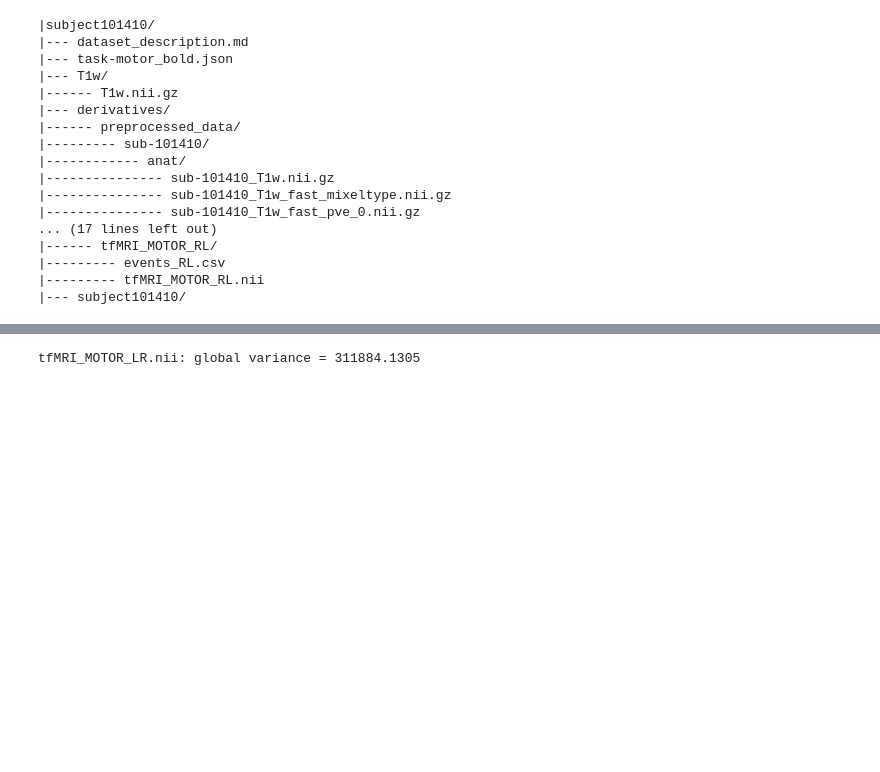
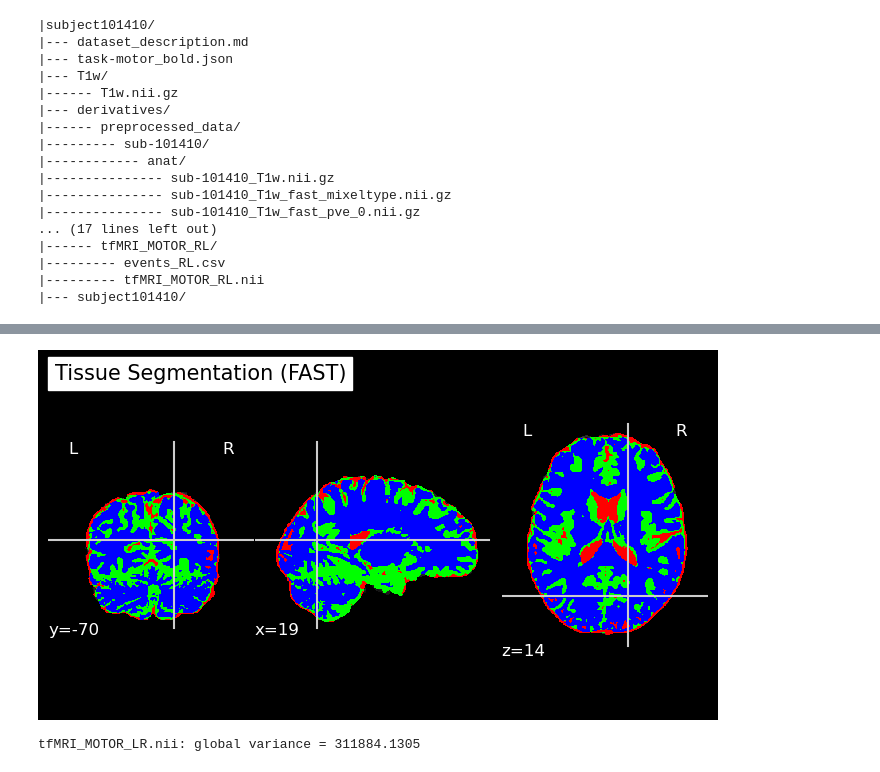
Before and after one commit to Tournedos/NSSP_project1_GroupK, a Jupyter notebook: Preprocess.ipynb, the cells around one changed output, grey strips where cells are left out. Drawn from its saved outputs; the diff is of its cells as text; code cells hidden in the pictures; blank space fills up the shorter version.

```diff
--- a/Preprocess.ipynb
+++ b/Preprocess.ipynb
@@ -275,3 +286,35 @@ fsleyesDisplay.displayCtx.getOpts(fsleyesDisplay.overlayList[3]).cmap = 'Blue'
+# %%
+# plot for report
+import os, glob
+from nilearn import plotting
+import matplotlib.pyplot as plt
+import os.path as op
+from matplotlib.colors import LinearSegmentedColormap
+
+# Base anatomical image (skull stripped)
+anat_path = betted_brain_path
+
+# Segmentation maps from FAST (probability maps)
+pve_0 = glob.glob(op.join(preproc_root, 'sub-101410', 'anat', '*pve_0*'))[0]  # CSF
+pve_1 = glob.glob(op.join(preproc_root, 'sub-101410', 'anat', '*pve_1*'))[0]  # GM
+pve_2 = glob.glob(op.join(preproc_root, 'sub-101410', 'anat', '*pve_2*'))[0]  # WM
+
+# Create solid colormaps
+red_cmap = LinearSegmentedColormap.from_list('red', [(1,0,0,1),(1,0,0,1)])
+green_cmap = LinearSegmentedColormap.from_list('green', [(0,1,0,1),(0,1,0,1)])
+blue_cmap = LinearSegmentedColormap.from_list('blue', [(0,0,1,1),(0,0,1,1)])
+
+
+# Plot them overlaid with color maps
+display = plotting.plot_anat(anat_path, title="Tissue Segmentation (FAST)", display_mode='ortho')
+
+display.add_overlay(pve_0, cmap=red_cmap)
+display.add_overlay(pve_1, cmap=green_cmap)
+display.add_overlay(pve_2, cmap=blue_cmap)
+
+plt.show()
+# %% [output]
+[figure, added]
 # %%
 # pour concatenation, d'abord rescale la data
 path_runLR = op.join(bids_root, "fMRI", "tfMRI_MOTOR_LR", "tfMRI_MOTOR_LR.nii")
```
Also changed, not shown: parts of 7 cells of this notebook.
